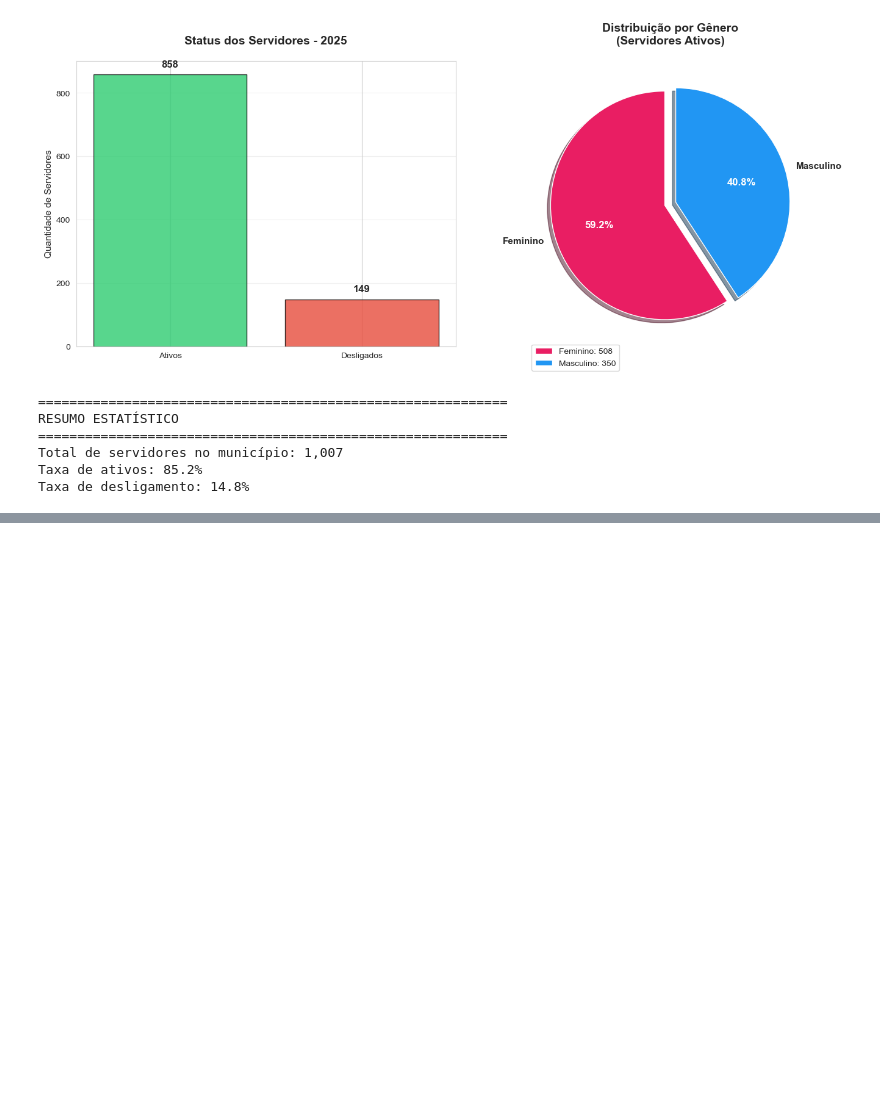
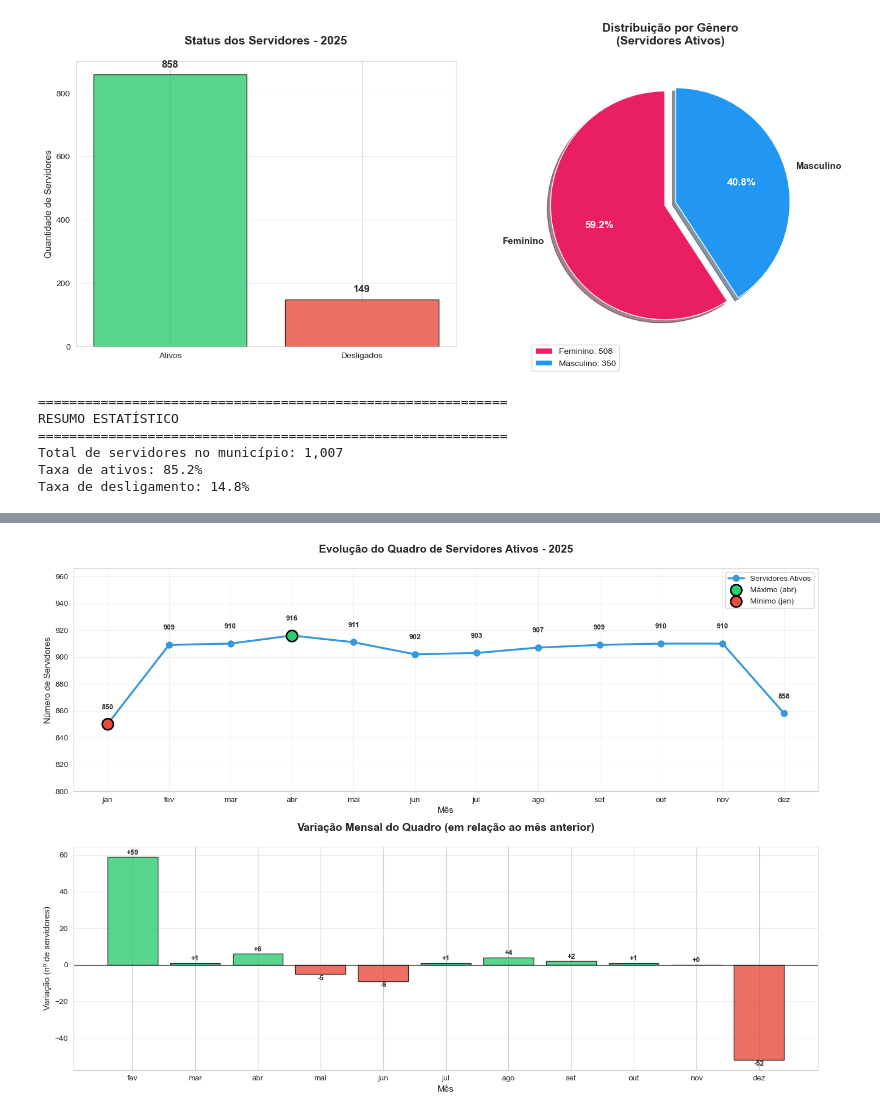
Before and after one commit to oguidenardi/folha_pagamento_santa_rita_2025, a Jupyter notebook: notebooks/04_exploratory_data_analysis.ipynb, the cells around one changed output, grey strips where cells are left out. Cells and saved outputs as stored; diff of their text form; code cells hidden in the pictures; blank space fills up the shorter version.

```diff
--- a/notebooks/04_exploratory_data_analysis.ipynb
+++ b/notebooks/04_exploratory_data_analysis.ipynb
@@ -346,0 +417,57 @@ Taxa de desligamento: 14.8%
+# %%
+# Visualização da evolução temporal
+
+fig, axes = plt.subplots(2, 1, figsize=(14, 10))
+
+# ===== GRÁFICO 1: Linha do tempo - Servidores Ativos =====
+axes[0].plot(df_evolucao['mes'], df_evolucao['servidores_ativos'],
+             marker='o', linewidth=2.5, markersize=8, color='#3498db', label='Servidores Ativos')
+
+# Destacando máximo e mínimo
+axes[0].scatter(mes_maior['mes'], mes_maior['servidores_ativos'],
+                color='#2ecc71', s=200, zorder=5, label=f'Máximo ({mes_maior["mes"]})', edgecolors='black', linewidths=2)
+axes[0].scatter(mes_menor['mes'], mes_menor['servidores_ativos'],
+                color='#e74c3c', s=200, zorder=5, label=f'Mínimo ({mes_menor["mes"]})', edgecolors='black', linewidths=2)
+
+# Adicionando valores em cada ponto
+for idx, row in df_evolucao.iterrows():
+    axes[0].text(row['mes'], row['servidores_ativos'] + 10, f"{row['servidores_ativos']:,}",
+                 ha='center', va='bottom', fontsize=9, fontweight='bold')
+
+axes[0].set_title('Evolução do Quadro de Servidores Ativos - 2025',
+                  fontsize=14, fontweight='bold', pad=20)
+axes[0].set_ylabel('Número de Servidores', fontsize=11)
+axes[0].set_xlabel('Mês', fontsize=11)
+axes[0].legend(loc='best', fontsize=10)
+axes[0].grid(True, alpha=0.3)
+axes[0].set_ylim(df_evolucao['servidores_ativos'].min() - 50,
+                 df_evolucao['servidores_ativos'].max() + 50)
+
+
+# ===== GRÁFICO 2: Variação mensal (barras) =====
+cores_variacao = ['#2ecc71' if x >= 0 else '#e74c3c' for x in df_evolucao['variacao_abs'].fillna(0)]
+
+axes[1].bar(df_evolucao['mes'][1:], df_evolucao['variacao_abs'][1:],
+            color=cores_variacao[1:], alpha=0.8, edgecolor='black')
+
+# Linha zero
+axes[1].axhline(y=0, color='black', linestyle='-', linewidth=0.8)
+
+# Adicionando valores nas barras
+for idx, row in df_evolucao[1:].iterrows():
+    if pd.notna(row['variacao_abs']):
+        axes[1].text(row['mes'], row['variacao_abs'] + (0.5 if row['variacao_abs'] >= 0 else -0.5),
+                     f"{row['variacao_abs']:+.0f}",
+                     ha='center', va='bottom' if row['variacao_abs'] >= 0 else 'top',
+                     fontsize=9, fontweight='bold')
+
+axes[1].set_title('Variação Mensal do Quadro (em relação ao mês anterior)',
+                  fontsize=14, fontweight='bold', pad=20)
+axes[1].set_ylabel('Variação (nº de servidores)', fontsize=11)
+axes[1].set_xlabel('Mês', fontsize=11)
+axes[1].grid(axis='y', alpha=0.3)
+
+plt.tight_layout()
+plt.show()
+# %% [output]
+[figure, added]
```
Also changed, not shown: parts of 3 cells of this notebook.
